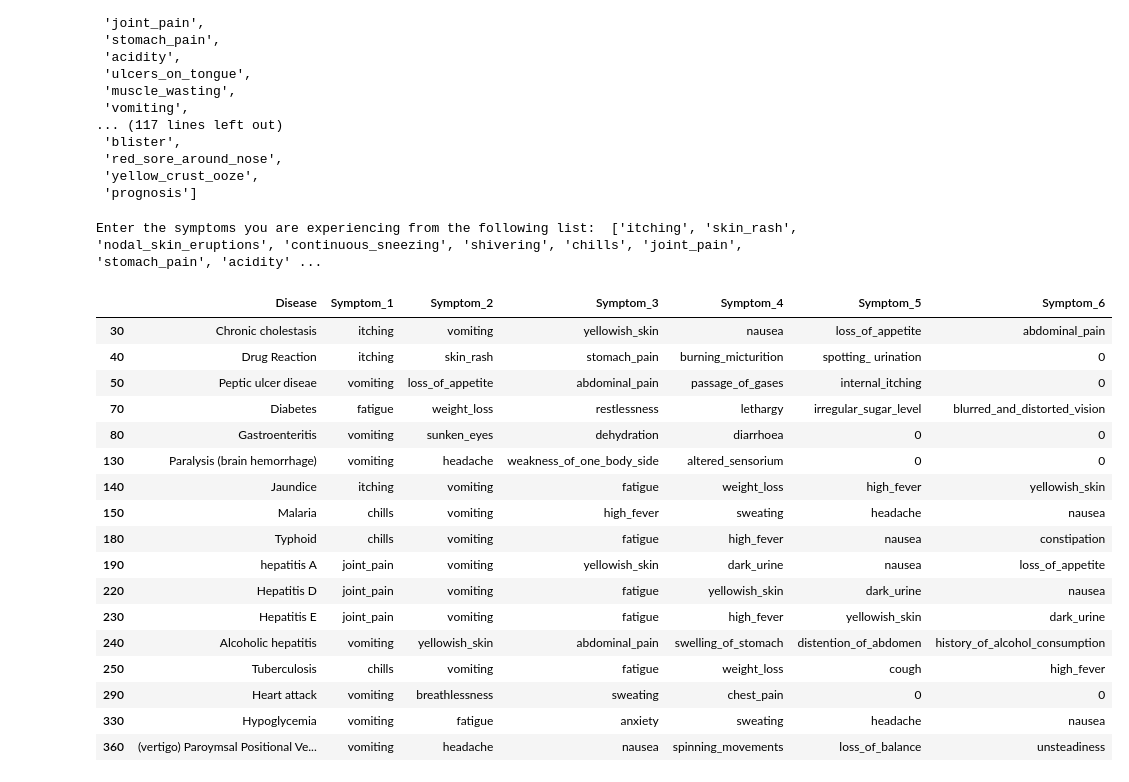
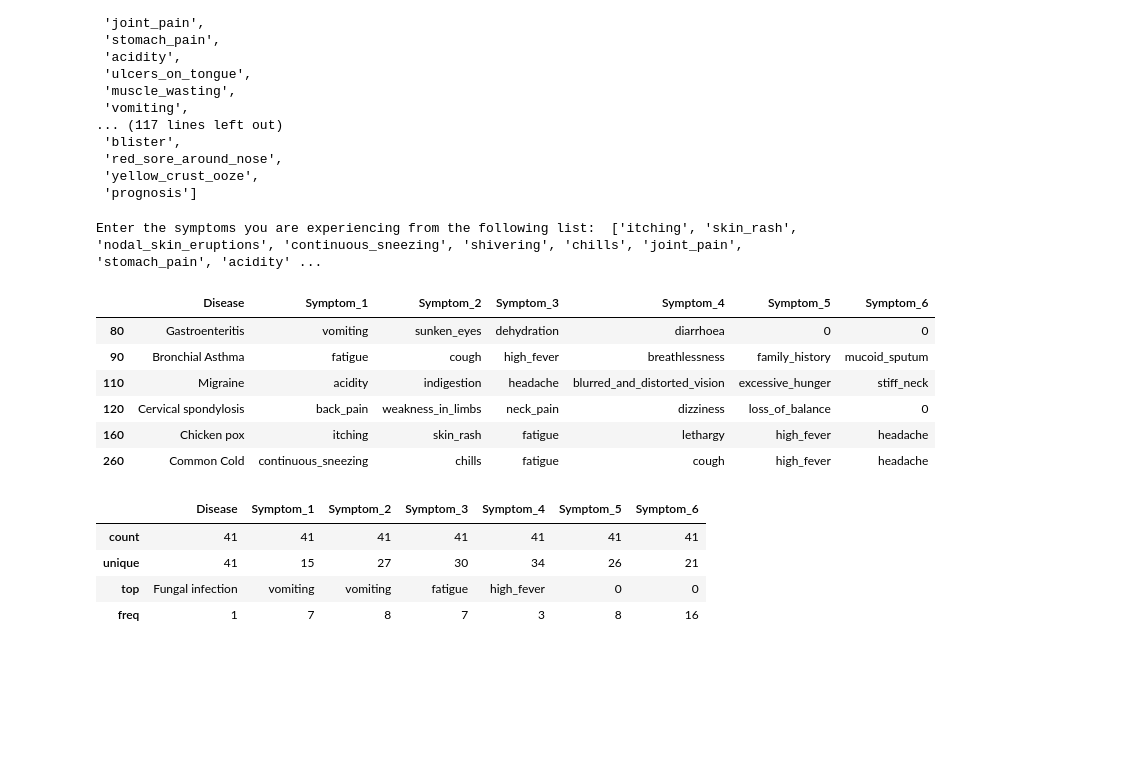
Before and after one commit to Divyesh230902/Disease-analysis, a Jupyter notebook: analyst.ipynb, the cells around one changed output. Saved outputs shown, nothing was run; the diff lists cells and outputs as text; code cells hidden in the pictures; blank space fills up the shorter version.

```diff
--- a/analyst.ipynb
+++ b/analyst.ipynb
@@ -251,46 +251,43 @@ df_symptom_severity['Symptom'].tolist()
 # %%
 print("Enter the symptoms you are experiencing from the following list: ", df_symptom_severity['Symptom'].tolist())
 # symptom_1_inp = input('Enter Symptom 1: ')
 # symptom_2_inp = input('Enter Symptom 2: ')
 # symptom_3_inp = input('Enter Symptom 3: ')
 # symptom_4_inp = input('Enter Symptom 4: ')
 # symptom_5_inp = input('Enter Symptom 5: ')
 # symptom_6_inp = input('Enter Symptom 6: ')
-f = 5
+f = 8
 symptom_1_inp = symptom_1_arr[f]
 symptom_2_inp = symptom_2_arr[f]
 symptom_3_inp = symptom_3_arr[f]
 symptom_4_inp = symptom_4_arr[f]
 symptom_5_inp = symptom_5_arr[f]
 symptom_6_inp = symptom_6_arr[f]
 
 
 
 
 
 df_filter_disease = df_dataset_drp_rm_dup[(df_dataset_drp_rm_dup['Symptom_1'] == symptom_1_inp) | (df_dataset_drp_rm_dup['Symptom_2'] == symptom_2_inp) | (df_dataset_drp_rm_dup['Symptom_3'] == symptom_3_inp) | (df_dataset_drp_rm_dup['Symptom_4'] == symptom_4_inp) | (df_dataset_drp_rm_dup['Symptom_5'] == symptom_5_inp) | (df_dataset_drp_rm_dup['Symptom_6'] == symptom_6_inp)]
 
 df_filter_disease
 # %% [output]
 Enter the symptoms you are experiencing from the following list:  ['itching', 'skin_rash', 'nodal_skin_eruptions', 'continuous_sneezing', 'shivering', 'chills', 'joint_pain', 'stomach_pain', 'acidity' ...
 |  | Disease | Symptom_1 | Symptom_2 | Symptom_3 | Symptom_4 | Symptom_5 | Symptom_6 |
-| 30 | Chronic cholestasis | itching | vomiting | yellowish_skin | nausea | loss_of_appetite | abdominal_pain |
-| 40 | Drug Reaction | itching | skin_rash | stomach_pain | burning_micturition | spotting_ urination | 0 |
-| 50 | Peptic ulcer diseae | vomiting | loss_of_appetite | abdominal_pain | passage_of_gases | internal_itching | 0 |
-| 70 | Diabetes | fatigue | weight_loss | restlessness | lethargy | irregular_sugar_level | blurred_and_distorted_vision |
 | 80 | Gastroenteritis | vomiting | sunken_eyes | dehydration | diarrhoea | 0 | 0 |
-| 130 | Paralysis (brain hemorrhage) | vomiting | headache | weakness_of_one_body_side | altered_sensorium | 0 | 0 |
-| 140 | Jaundice | itching | vomiting | fatigue | weight_loss | high_fever | yellowish_skin |
-| 150 | Malaria | chills | vomiting | high_fever | sweating | headache | nausea |
-| 180 | Typhoid | chills | vomiting | fatigue | high_fever | nausea | constipation |
-| 190 | hepatitis A | joint_pain | vomiting | yellowish_skin | dark_urine | nausea | loss_of_appetite |
-| 220 | Hepatitis D | joint_pain | vomiting | fatigue | yellowish_skin | dark_urine | nausea |
-| 230 | Hepatitis E | joint_pain | vomiting | fatigue | high_fever | yellowish_skin | dark_urine |
-| 240 | Alcoholic hepatitis | vomiting | yellowish_skin | abdominal_pain | swelling_of_stomach | distention_of_abdomen | history_of_alcohol_consumption |
-| 250 | Tuberculosis | chills | vomiting | fatigue | weight_loss | cough | high_fever |
-| 290 | Heart attack | vomiting | breathlessness | sweating | chest_pain | 0 | 0 |
-| 330 | Hypoglycemia | vomiting | fatigue | anxiety | sweating | headache | nausea |
-| 360 | (vertigo) Paroymsal Positional Ve... | vomiting | headache | nausea | spinning_movements | loss_of_balance | unsteadiness |
+| 90 | Bronchial Asthma | fatigue | cough | high_fever | breathlessness | family_history | mucoid_sputum |
+| 110 | Migraine | acidity | indigestion | headache | blurred_and_distorted_vision | excessive_hunger | stiff_neck |
+| 120 | Cervical spondylosis | back_pain | weakness_in_limbs | neck_pain | dizziness | loss_of_balance | 0 |
+| 160 | Chicken pox | itching | skin_rash | fatigue | lethargy | high_fever | headache |
+| 260 | Common Cold | continuous_sneezing | chills | fatigue | cough | high_fever | headache |
+# %%
+df_dataset_drp_rm_dup.describe()
+# %% [output]
+|  | Disease | Symptom_1 | Symptom_2 | Symptom_3 | Symptom_4 | Symptom_5 | Symptom_6 |
+| count | 41 | 41 | 41 | 41 | 41 | 41 | 41 |
+| unique | 41 | 15 | 27 | 30 | 34 | 26 | 21 |
+| top | Fungal infection | vomiting | vomiting | fatigue | high_fever | 0 | 0 |
+| freq | 1 | 7 | 8 | 7 | 3 | 8 | 16 |
 # %%
 # # Apply Decision Tree Classifier
 
```
Also changed, not shown: parts of 4 cells of this notebook.
